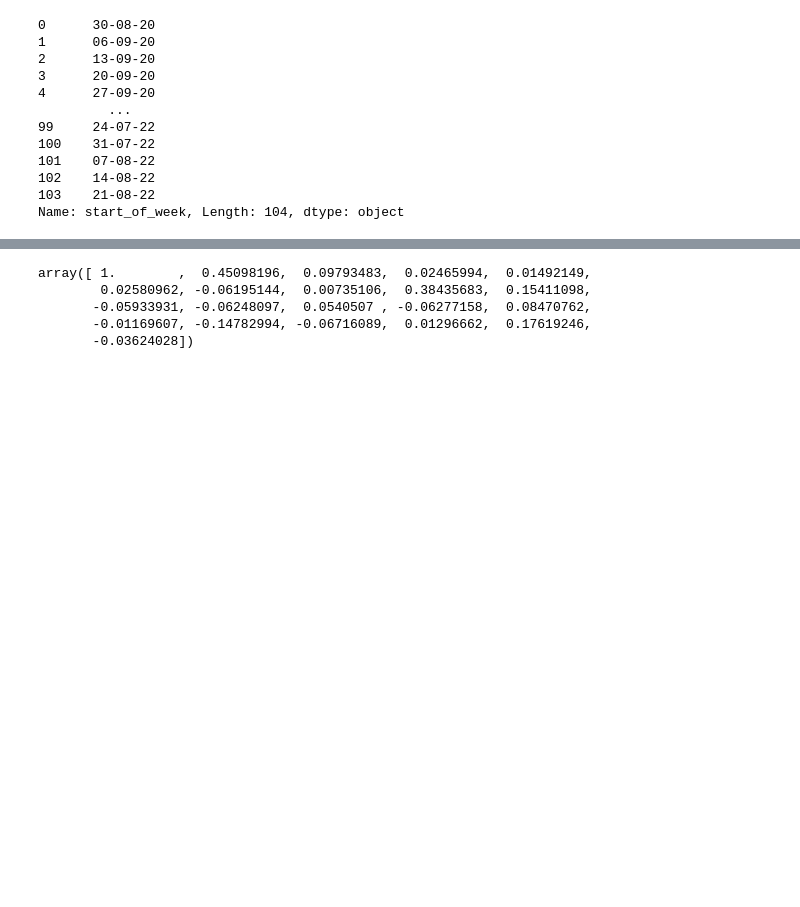
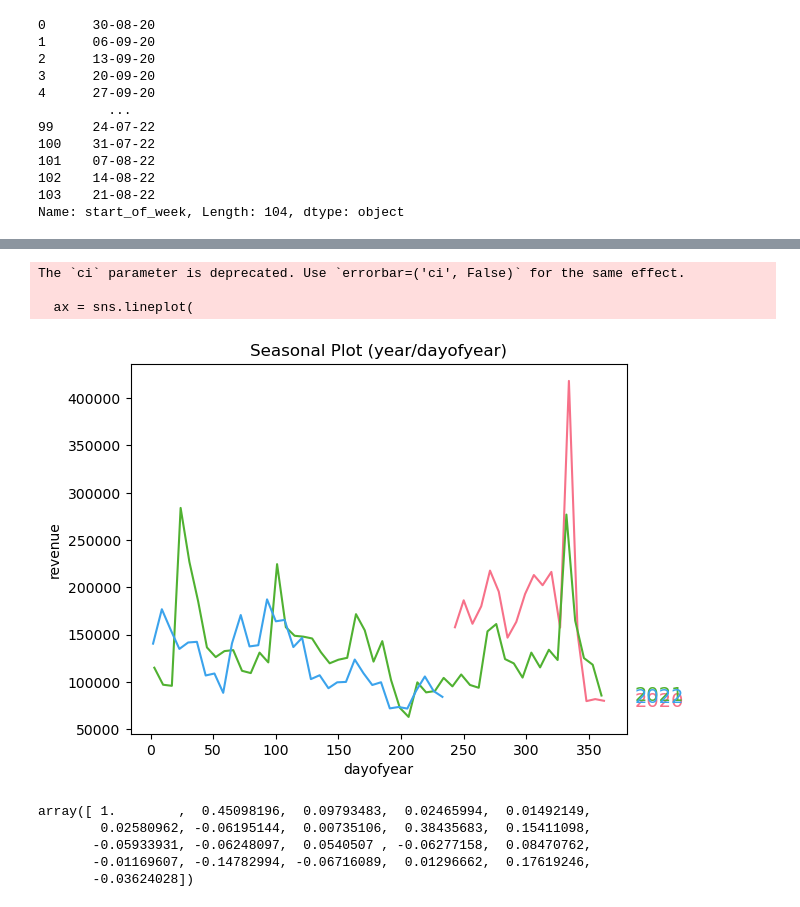
Before and after one commit to alpertaskiran/bayesian_mmm, a Jupyter notebook: eda.ipynb, the cells around one changed output, grey strips where cells are left out. Cells and saved outputs as stored; diff of their text form; code cells hidden in the pictures; blank space fills up the shorter version.

```diff
--- a/eda.ipynb
+++ b/eda.ipynb
@@ -79,0 +66,18 @@ plot_periodogram(df.revenue)
+# %%
+X = df.copy()
+
+# days within a week
+X["day"] = X.index.dayofweek  # the x-axis (freq)
+X["week"] = X.index.week  # the seasonal period (period)
+X["month"] =  X.index.month
+
+# days within a year
+X["dayofyear"] = X.index.dayofyear
+X["year"] = X.index.year
+seasonal_plot(X, y="revenue", period="year", freq="dayofyear")
+plt.show()
+# %% [output]
+The `ci` parameter is deprecated. Use `errorbar=('ci', False)` for the same effect.
+
+  ax = sns.lineplot(
+[figure, added]
```
Also changed, not shown: parts of 17 cells of this notebook, 4 other files.
